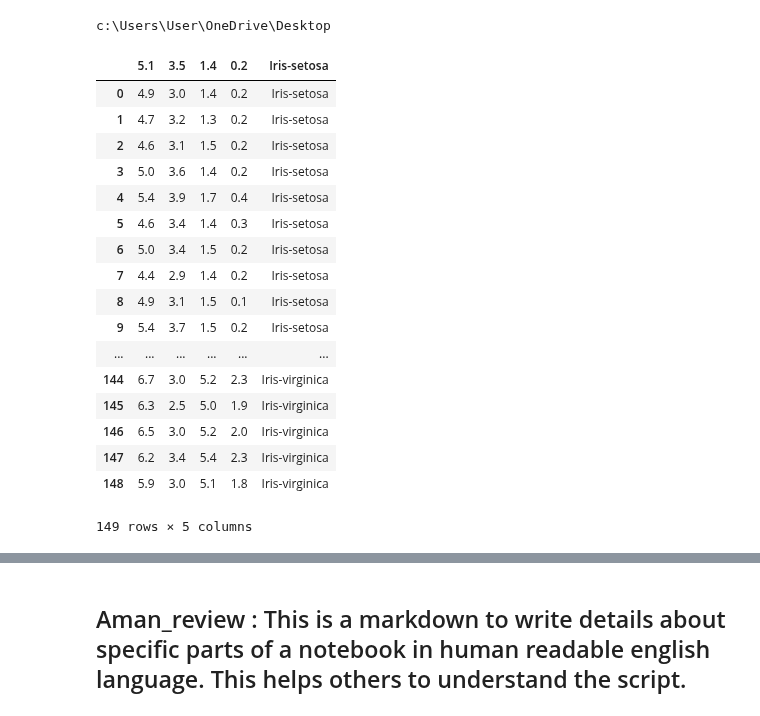
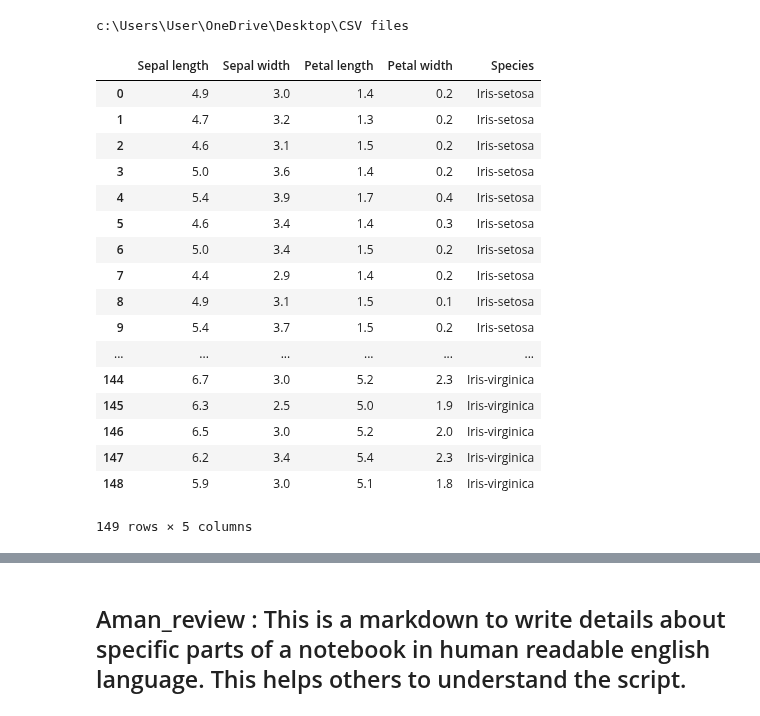
Before and after one commit to SANYAM1996/scatter-plotter, a Jupyter notebook: pd_1.ipynb, the cells around one changed output, grey strips where cells are left out. Cells and saved outputs as stored; diff of their text form; code cells hidden in the pictures.

Commit message:
analysed the iris datasets

```diff
--- a/pd_1.ipynb
+++ b/pd_1.ipynb
@@ -5,4 +5,4 @@ pwd
 # %%
-cd c:/Users/User/OneDrive/Desktop
+cd c:/Users/User/OneDrive/Desktop/CSV files
 # %% [output]
-c:\Users\User\OneDrive\Desktop
+c:\Users\User\OneDrive\Desktop\CSV files
@@ -9,8 +14,8 @@ c:\Users\User\OneDrive\Desktop
 # %%
-df = pd.read_csv("datasets-uci-iris.csv",nrows = 25)
-df
+data = pd.read_csv("datasets-uci-iris.csv")
+data
 # %% [output]
-|  | 5.1 | 3.5 | 1.4 | 0.2 | Iris-setosa |
+|  | Sepal length | Sepal width | Petal length | Petal width | Species |
 | 0 | 4.9 | 3.0 | 1.4 | 0.2 | Iris-setosa |
 | 1 | 4.7 | 3.2 | 1.3 | 0.2 | Iris-setosa |
 | 2 | 4.6 | 3.1 | 1.5 | 0.2 | Iris-setosa |
```
Also changed, not shown: parts of 29 cells of this notebook.
